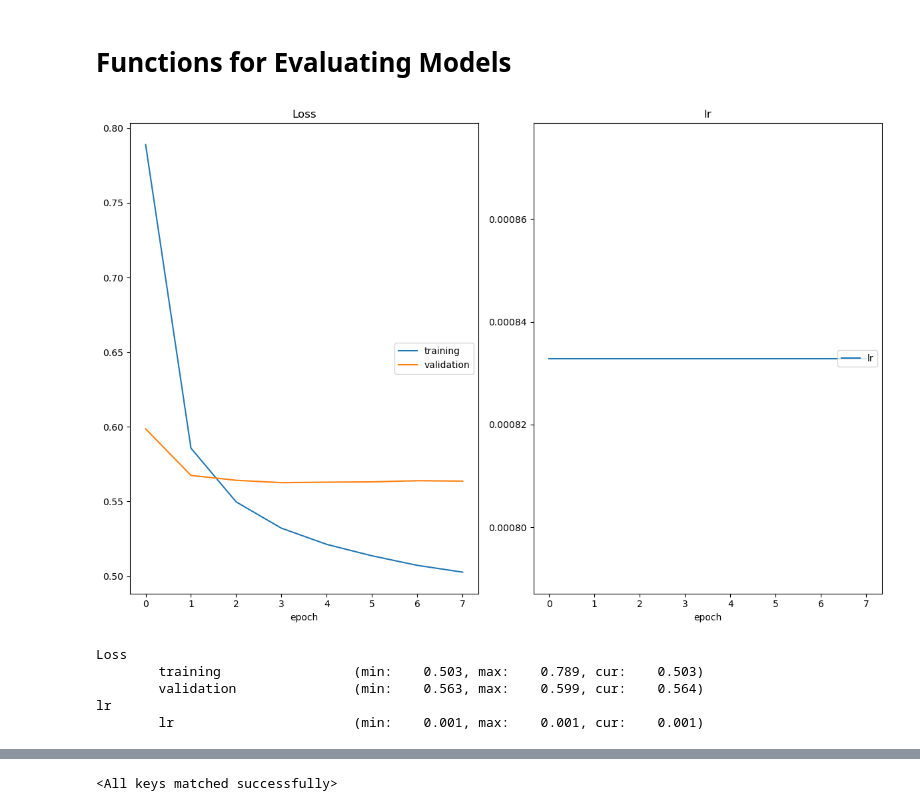
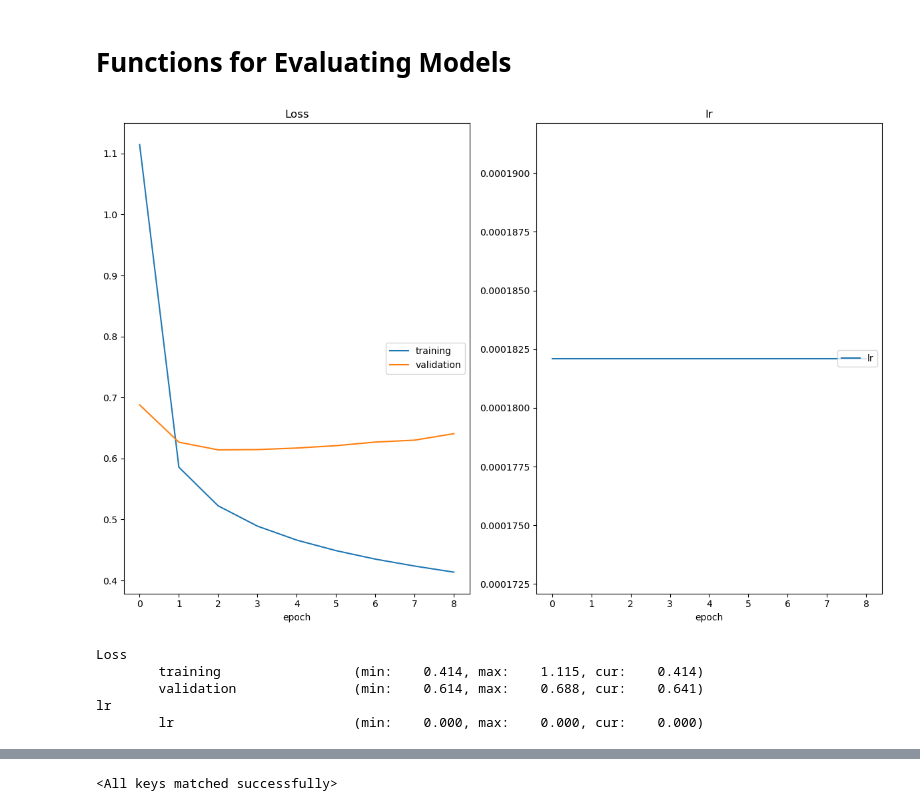
Before and after one commit to gw3ntd/ml2_proj4, a Jupyter notebook: bach.ipynb, the cells around one changed output, grey strips where cells are left out. Cells and saved outputs as stored; diff of their text form; code cells hidden in the pictures.

Commit message:
sixth model

```diff
--- a/bach.ipynb
+++ b/bach.ipynb
@@ -328,15 +326,13 @@ model = ModelFive(layers=2, dropout_r=0.10069299506672715).to(device)
 # %%
-
-
-class BachModel(nn.Module):
-    def __init__(self, n_inputs=51, conv_dim=32, lstm_dim=64, n_notes=48):
+class ModelSix(nn.Module):
+    def __init__(self, layers=2, n_inputs=51, conv_dim=32, lstm_dim=64, n_notes=48):
         super().__init__()
         conv_layers = []
-        for idx in range(4):
+        for idx in range(layers):
             conv_layers += [
                 CausalConv1d(n_inputs, conv_dim, kernel_size=2, dilation=2**idx),
+                nn.BatchNorm1d(conv_dim),
                 nn.ReLU(),
-                nn.BatchNorm1d(conv_dim),
             ]
             n_inputs = conv_dim
 
@@ -353,14 +349,14 @@ class BachModel(nn.Module):
         return Z.transpose(1, 2)
 
 torch.manual_seed(42)
-model = BachModel().to(device)
+model = ModelSix(layers=9).to(device)
 # %% [markdown]
 # Functions for Evaluating Models
 # %%
 import torchmetrics
 # %%
 torch.manual_seed(42)
-optimizer = torch.optim.Adam(model.parameters(), lr=0.0008328891086566471)
+optimizer = torch.optim.Adam(model.parameters(), lr=0.00018210843809040586)
 loss = nn.CrossEntropyLoss()
 scheduler = torch.optim.lr_scheduler.ReduceLROnPlateau(
         optimizer, mode="min", patience=10, factor=0.1)
@@ -465,21 +461,21 @@ from tqdm import tqdm
 # %%
 n_epochs = 100
 
 optimize(
     data_loaders,
     model,
     optimizer,
     loss,
     n_epochs,
-    'model5.pt',
+    'model6.pt',
     7,
     scheduler,
     interactive_tracking=True
 )
 # %% [output]
-[figure, old version]
+[figure, new version]
 Loss
-        training                 (min:    0.503, max:    0.789, cur:    0.503)
-        validation               (min:    0.563, max:    0.599, cur:    0.564)
+        training                 (min:    0.414, max:    1.115, cur:    0.414)
+        validation               (min:    0.614, max:    0.688, cur:    0.641)
 lr
-        lr                       (min:    0.001, max:    0.001, cur:    0.001)
+        lr                       (min:    0.000, max:    0.000, cur:    0.000)
```
Also changed, not shown: parts of 5 cells of this notebook, 3 other files.
